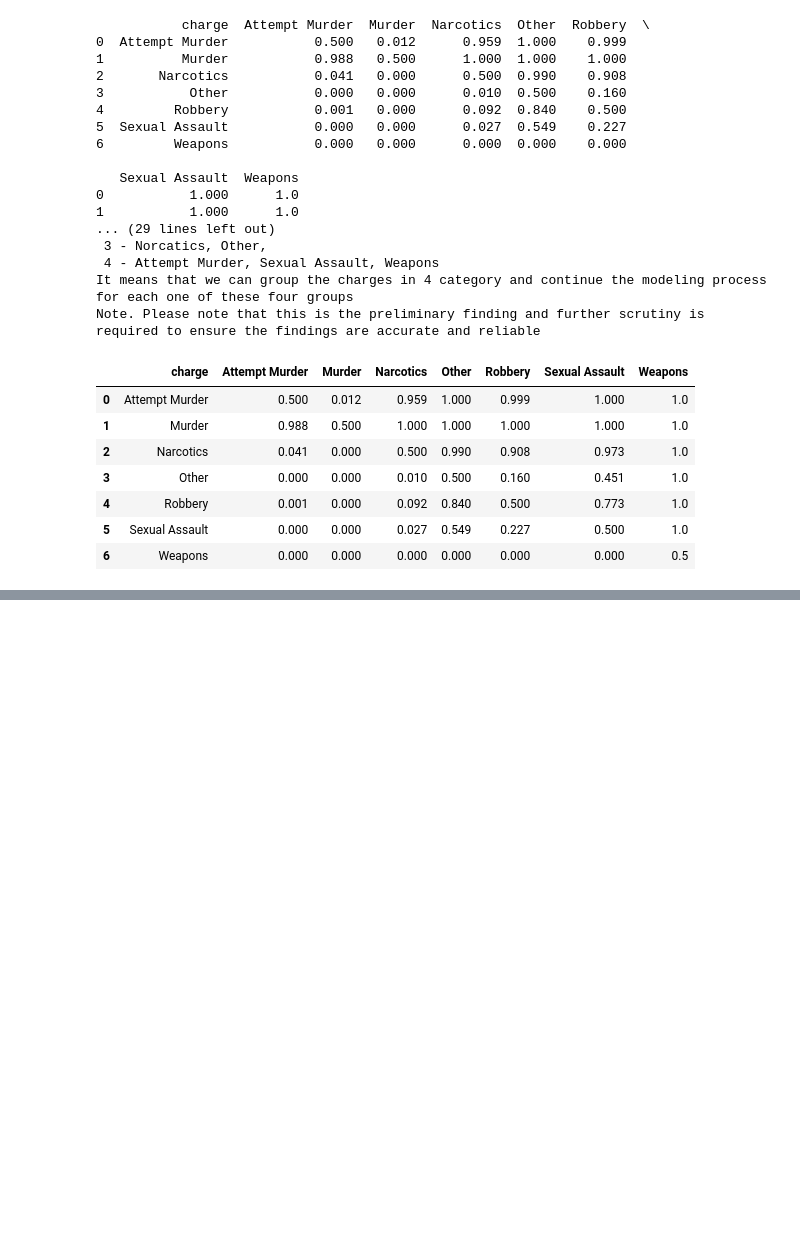
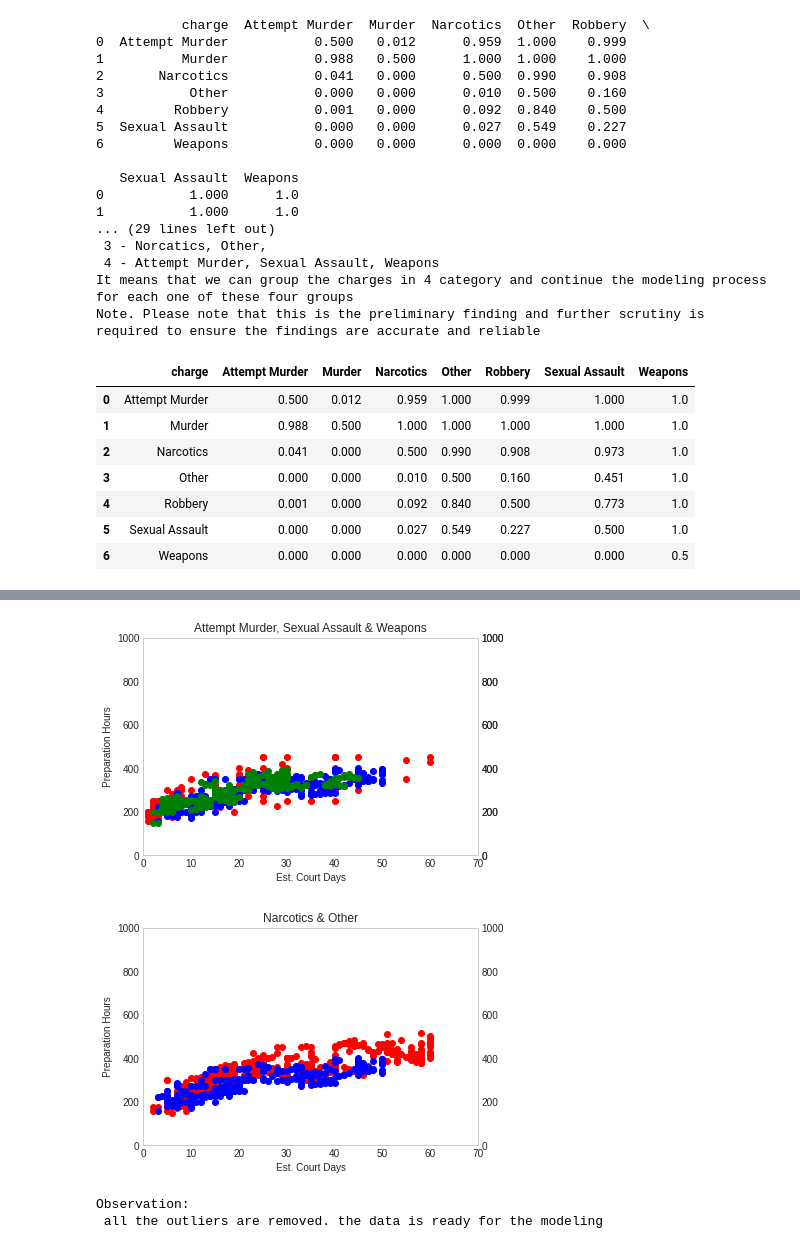
Before and after one commit to bparsazadeh/INF1344H_Final_Project_Rep, a Jupyter notebook: Stat_Final_Project.ipynb, the cells around one changed output, grey strips where cells are left out. Saved outputs shown, nothing was run; the diff lists cells and outputs as text; code cells hidden in the pictures; blank space fills up the shorter version.

```diff
--- a/Stat_Final_Project.ipynb
+++ b/Stat_Final_Project.ipynb
@@ -339,0 +569,79 @@ Note. Please note that this is the preliminary finding and further scrutiny is r
+# %%
+# now we repeat the graphs to see the data without outliers:
+
+import pandas as pd
+%matplotlib inline
+import matplotlib.pyplot as plt
+plt.style.use('seaborn-whitegrid')
+import numpy as np
+
+
+df = prep_court_cleaned
+
+
+df1 = df[['x','y','label']].loc[df.label == 'Attempt Murder']
+df2 = df[['x','y','label']].loc[df.label == 'Murder']
+df3 = df[['x','y','label']].loc[df.label == 'Narcotics']
+df4 = df[['x','y','label']].loc[df.label == 'Robbery']
+df5 = df[['x','y','label']].loc[df.label == 'Sexual Assault']
+df6 = df[['x','y','label']].loc[df.label == 'Weapons']
+df7 = df[['x','y','label']].loc[df.label == 'Other']
+
+
+# graph group 4 together in one scatter plot
+fig, ax = plt.subplots()
+
+ax.scatter(df1['x'],df1['y'], c = 'red',label="Attempt Murder")
+plt.grid(False)
+#plt.legend()
+plt.xlim(0, 70)
+plt.ylim(0, 1000)
+
+ax2 = ax.twinx()
+ax2.scatter(df5['x'],df5['y'],c = 'blue', label = 'Sexual Assault')
+plt.grid(False)
+#plt.legend()
+plt.xlim(0, 70)
+plt.ylim(0, 1000)
+
+ax3 = ax.twinx()
+ax3.scatter(df6['x'],df6['y'],c = 'green', label = 'weapnos')
+plt.grid(False)
+#plt.legend()
+plt.xlim(0, 70)
+plt.ylim(0, 1000)
+
+ax.set_title('Attempt Murder, Sexual Assault & Weapons')
+ax.set_xlabel('Est. Court Days')
+ax.set_ylabel('Preparation Hours')
+plt.show()
+
+
+
+
+# graph group 3 together in one scatter plot
+
+fig, ax = plt.subplots()
+ax.scatter(df7['x'],df7['y'], c = 'red',label="Narcotics")
+plt.grid(False)
+#plt.legend()
+plt.xlim(0, 70)
+plt.ylim(0, 1000)
+
+ax2 = ax.twinx()
+ax2.scatter(df5['x'],df5['y'],c = 'blue', label = 'Other')
+plt.grid(False)
+#plt.legend()
+plt.xlim(0, 70)
+plt.ylim(0, 1000)
+ax.set_title('Narcotics & Other')
+ax.set_xlabel('Est. Court Days')
+ax.set_ylabel('Preparation Hours')
+plt.show()
+
+print("Observation: \n all the outliers are removed. the data is ready for the modeling")
+# %% [output]
+[figure, added]
+[figure, added]
+Observation:
+ all the outliers are removed. the data is ready for the modeling
```
Also changed, not shown: parts of 9 cells of this notebook.
